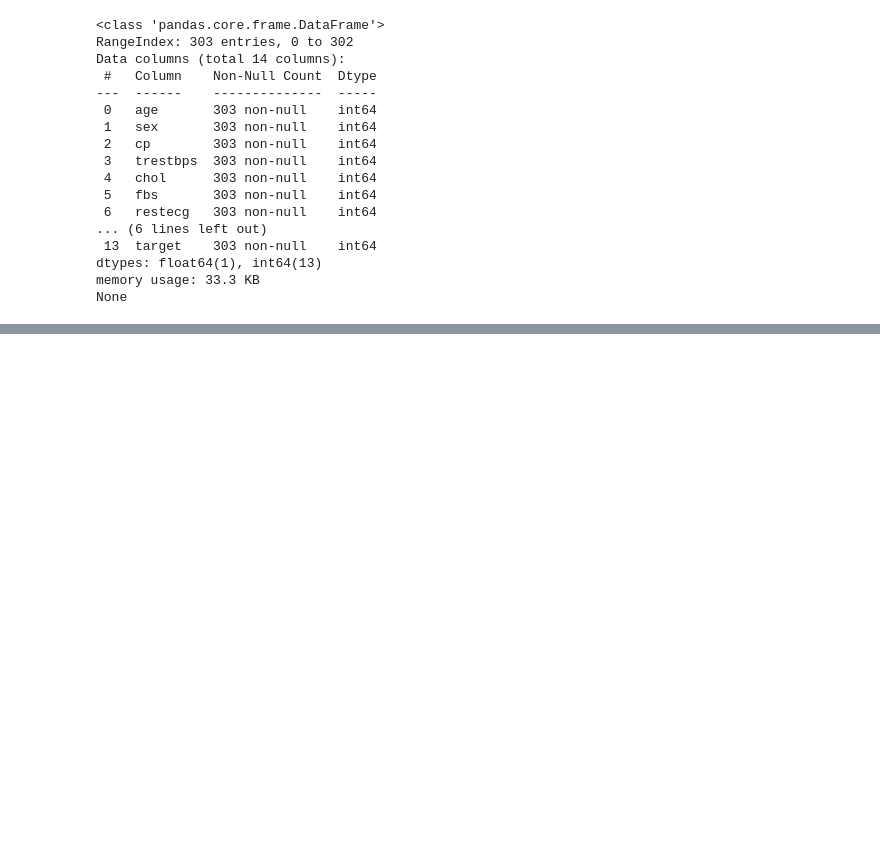
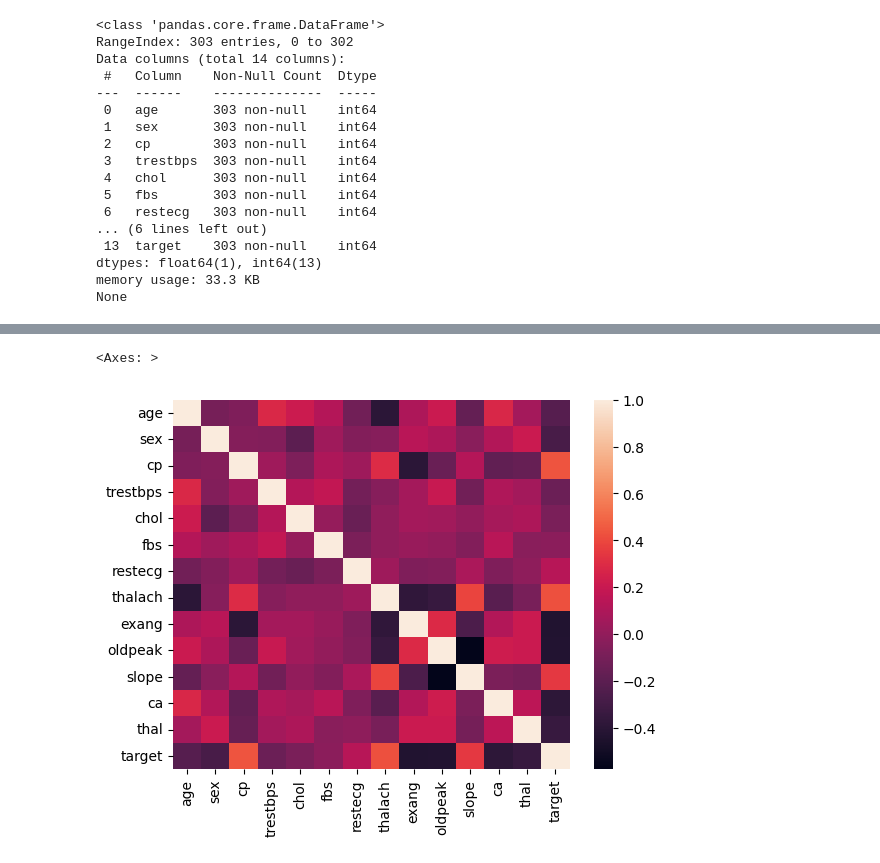
Before and after one commit to Sharmila-lab/machine-learning, a Jupyter notebook: main.ipynb, the cells around one changed output, grey strips where cells are left out. Cells and saved outputs as stored; diff of their text form; code cells hidden in the pictures; blank space fills up the shorter version.

```diff
--- a/main.ipynb
+++ b/main.ipynb
@@ -127,0 +186,5 @@ None
+# %%
+sns.heatmap(df.corr())
+# %% [output]
+<Axes: >
+[figure, added]
```
Also changed, not shown: parts of 18 cells of this notebook.
